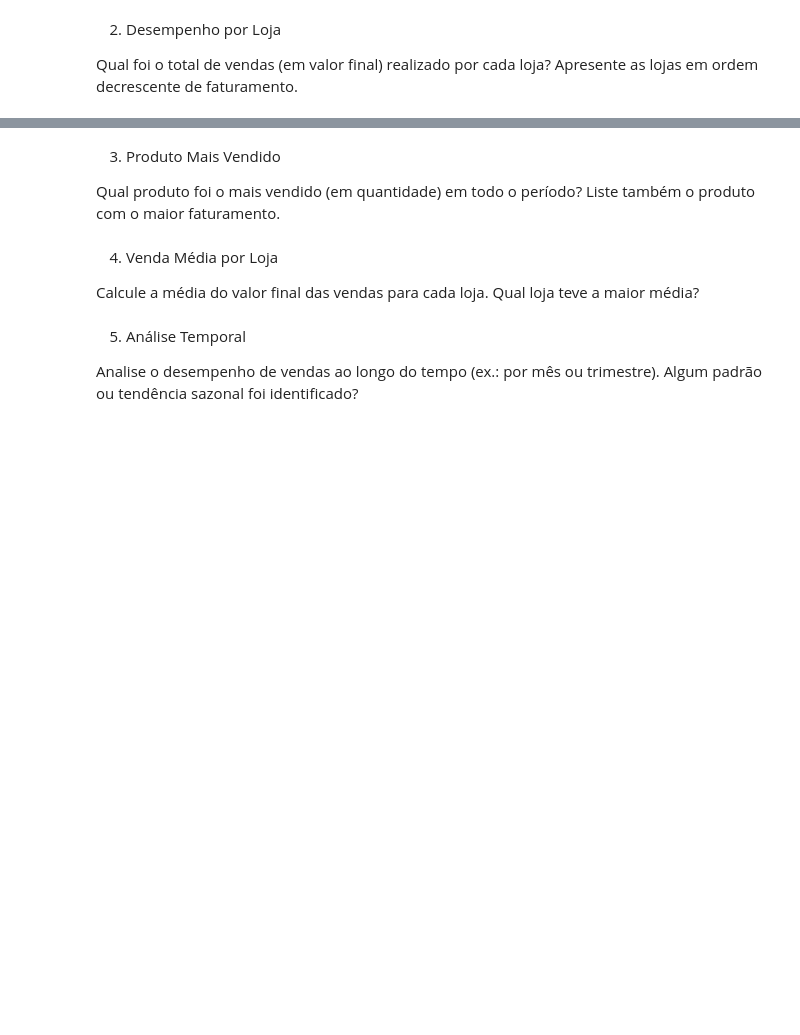
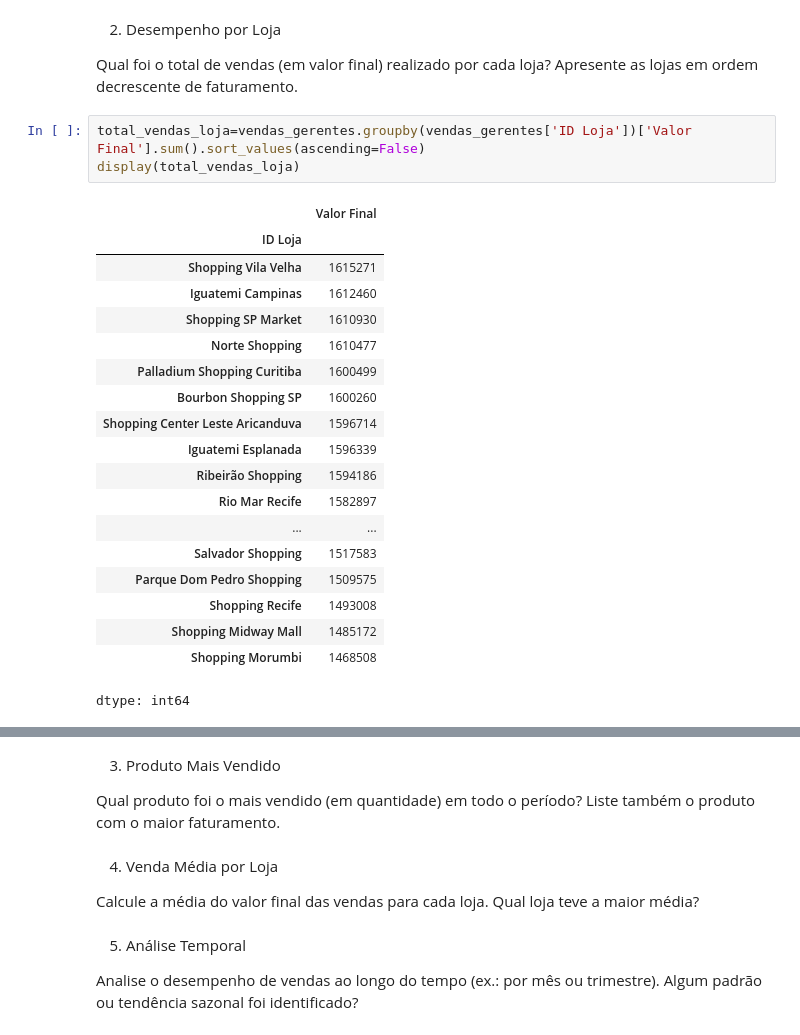
Before and after one commit to andreiacampos98/datascience_course, a Jupyter notebook: data_science_fundamentals/aula7/Exercicios_aula7.ipynb, the cells around one changed output, grey strips where cells are left out. Saved outputs shown, nothing was run; the diff lists cells and outputs as text; blank space fills up the shorter version.

```diff
--- a/data_science_fundamentals/aula7/Exercicios_aula7.ipynb
+++ b/data_science_fundamentals/aula7/Exercicios_aula7.ipynb
@@ -64,3 +66,26 @@ plt.show()
 2. Desempenho por Loja
 
 Qual foi o total de vendas (em valor final) realizado por cada loja? Apresente as lojas em ordem decrescente de faturamento.
+# %%
+total_vendas_loja=vendas_gerentes.groupby(vendas_gerentes['ID Loja'])['Valor Final'].sum().sort_values(ascending=False)
+display(total_vendas_loja)
+# %% [output]
+|  | Valor Final |
+| ID Loja |  |
+| Shopping Vila Velha | 1615271 |
+| Iguatemi Campinas | 1612460 |
+| Shopping SP Market | 1610930 |
+| Norte Shopping | 1610477 |
+| Palladium Shopping Curitiba | 1600499 |
+| Bourbon Shopping SP | 1600260 |
+| Shopping Center Leste Aricanduva | 1596714 |
+| Iguatemi Esplanada | 1596339 |
+| Ribeirão Shopping | 1594186 |
+| Rio Mar Recife | 1582897 |
+| ... | ... |
+| Salvador Shopping | 1517583 |
+| Parque Dom Pedro Shopping | 1509575 |
+| Shopping Recife | 1493008 |
+| Shopping Midway Mall | 1485172 |
+| Shopping Morumbi | 1468508 |
+dtype: int64
```
Also changed, not shown: parts of 2 cells of this notebook.
